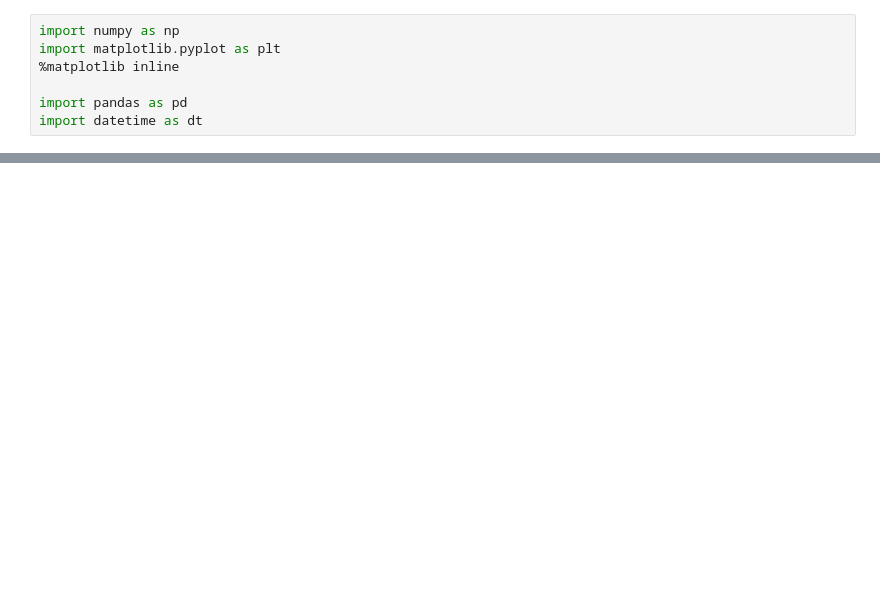
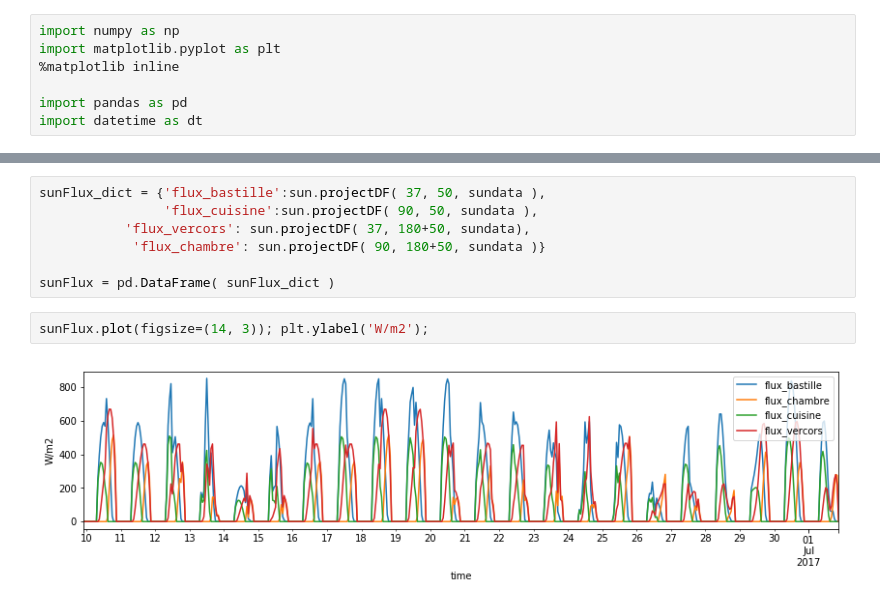
Before and after one commit to xdze2/thermique_appart, a Jupyter notebook: Model03.ipynb, the cells around one changed output, grey strips where cells are left out. Drawn from its saved outputs; the diff is of its cells as text; blank space fills up the shorter version.

```diff
--- a/Model03.ipynb
+++ b/Model03.ipynb
@@ -121,0 +47,11 @@ T_nodes.plot( figsize=(14, 5) )
+# %%
+sunFlux_dict = {'flux_bastille':sun.projectDF( 37, 50, sundata ),
+                'flux_cuisine':sun.projectDF( 90, 50, sundata ),
+           'flux_vercors': sun.projectDF( 37, 180+50, sundata),
+            'flux_chambre': sun.projectDF( 90, 180+50, sundata )}
+
+sunFlux = pd.DataFrame( sunFlux_dict )
+# %%
+sunFlux.plot(figsize=(14, 3)); plt.ylabel('W/m2');
+# %% [output]
+[figure, added]
```
Also changed, not shown: parts of 82 cells of this notebook.
